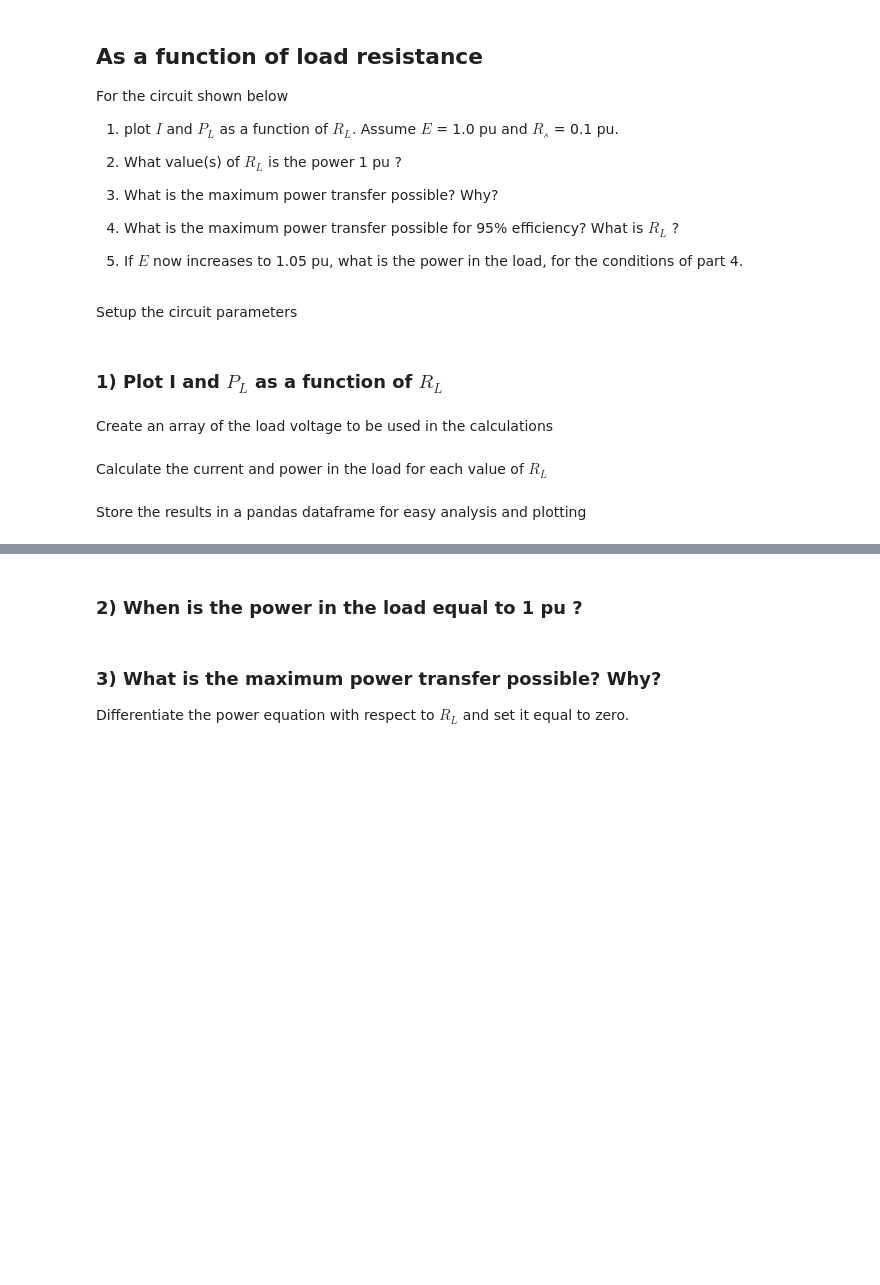
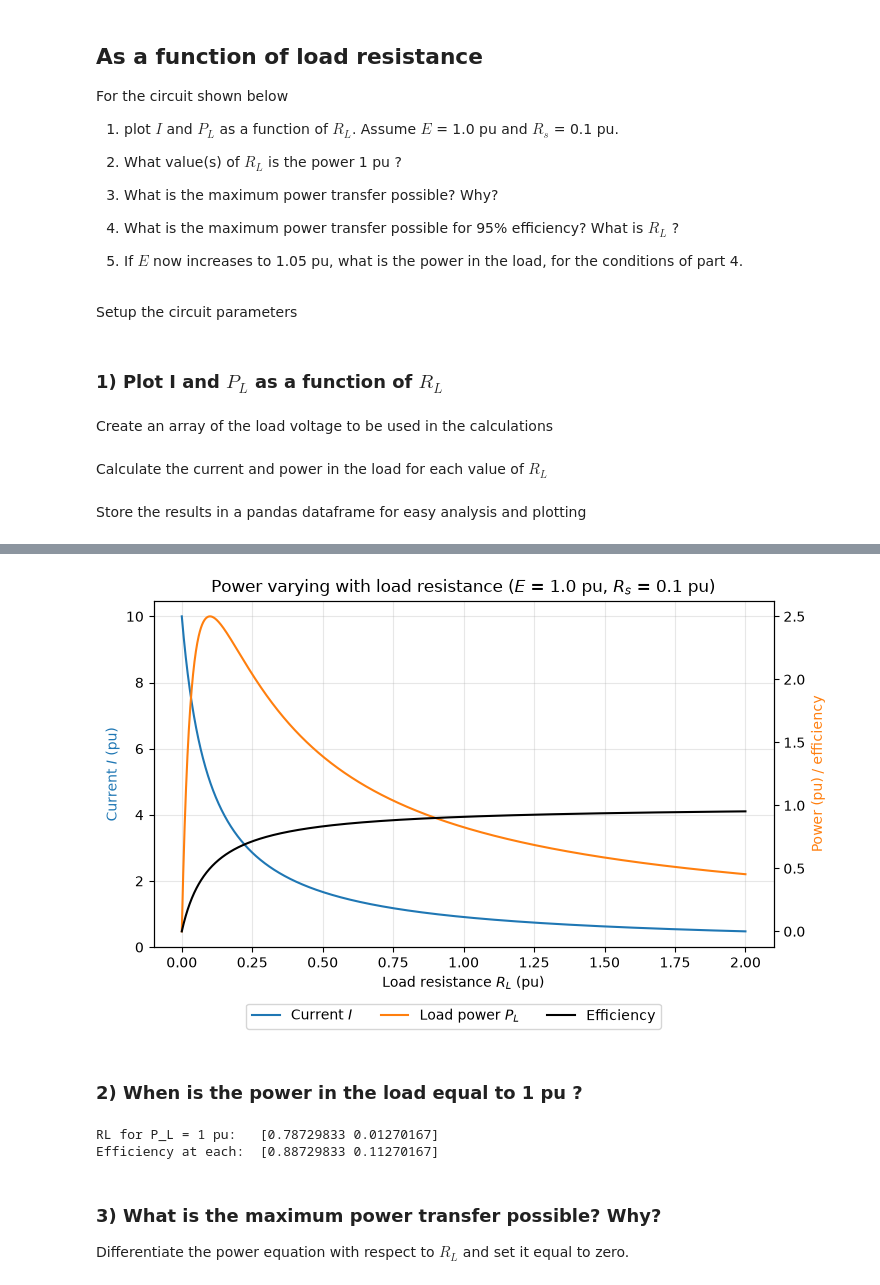
Before and after one commit to flurinaschneider/Energy-Infrastructure, a Jupyter notebook: StarterNotebooks/D03_S03_DCPowerFlow.ipynb, the cells around one changed output, grey strips where cells are left out. Drawn from its saved outputs; the diff is of its cells as text; code cells hidden in the pictures; blank space fills up the shorter version.

```diff
--- a/StarterNotebooks/D03_S03_DCPowerFlow.ipynb
+++ b/StarterNotebooks/D03_S03_DCPowerFlow.ipynb
@@ -72,7 +140,21 @@ Rs = 0.1 # resistance in pu
 ### 1) Plot I and $P_{L}$ as a function of $R_{L}$
 # %% [markdown]
 Create an array of the load voltage to be used in the calculations
+# %%
+# (the heading above says "load voltage", but in this half we sweep the load RESISTANCE)
+RL = np.linspace(0, 2.0, 2001)   # load resistances from 0 to 2.0 pu in steps of 0.001 pu
+                                 # RL = load resistance here (not the line!)
 # %% [markdown]
 Calculate the current and power in the load for each value of $R_{L}$
+# %%
+# series circuit: total resistance = Rs + RL
+I = E / (Rs + RL)        # current, pu
+VL = I * RL              # voltage across the load (Ohm's law), pu
+PL = I**2 * RL           # power in the load, pu  ( = E**2 * RL / (Rs + RL)**2 )
+eta = RL / (Rs + RL)     # efficiency = VL / E = the load's share of the total resistance
 # %% [markdown]
 Store the results in a pandas dataframe for easy analysis and plotting
+# %%
+results_R = pd.DataFrame({'RL': RL, 'I': I, 'VL': VL, 'PL': PL, 'eta': eta})
+
+results_R.iloc[[0, 13, 50, 100, 200, 500, 787, 1000, 1900, 2000]]   # a few rows to compare with the slide
@@ -79,7 +173,35 @@ Store the results in a pandas dataframe for easy analysis and plotting
+# %%
+fig, ax1 = plt.subplots(figsize=(8, 4.5))
+ax1.plot(results_R['RL'], results_R['I'], color='tab:blue', label='Current $I$')
+ax1.set_xlabel('Load resistance $R_L$ (pu)')
+ax1.set_ylabel('Current $I$ (pu)', color='tab:blue')
+
+ax2 = ax1.twinx()   # power and efficiency share the right-hand axis, as on the slide
+ax2.plot(results_R['RL'], results_R['PL'], color='tab:orange', label='Load power $P_L$')
+ax2.plot(results_R['RL'], results_R['eta'], color='black', label='Efficiency')
+ax2.set_ylabel('Power (pu) / efficiency', color='tab:orange')
+
+ax1.set_title('Power varying with load resistance ($E$ = 1.0 pu, $R_s$ = 0.1 pu)')
+ax1.grid(alpha=0.3)
+fig.legend(loc='upper center', bbox_to_anchor=(0.5, 0.0), ncol=3)
+plt.show()
+
+# tip: ax1.set_xscale('log') (with RL starting at 0.001) spreads out the low-resistance side
+# %% [output]
+[figure, added]
 # %% [markdown]
 ### 2) When is the power in the load equal to 1 pu ?
 # %%
 # solve the quadratic equation for R_L
+# P = E**2 * RL / (Rs + RL)**2   ->   P*(Rs + RL)**2 = E**2 * RL
+#   ->   P*RL**2 + (2*P*Rs - E**2)*RL + P*Rs**2 = 0
+P = 1.0
+RL_roots = np.roots([P, 2 * P * Rs - E**2, P * Rs**2])
+print("RL for P_L = 1 pu:  ", RL_roots)
+print("Efficiency at each: ", RL_roots / (Rs + RL_roots))
+# %% [output]
+RL for P_L = 1 pu:   [0.78729833 0.01270167]
+Efficiency at each:  [0.88729833 0.11270167]
 # %% [markdown]
 ### 3) What is the maximum power transfer possible? Why?
 
```
Also changed, not shown: parts of 14 cells of this notebook, 11 other files.
